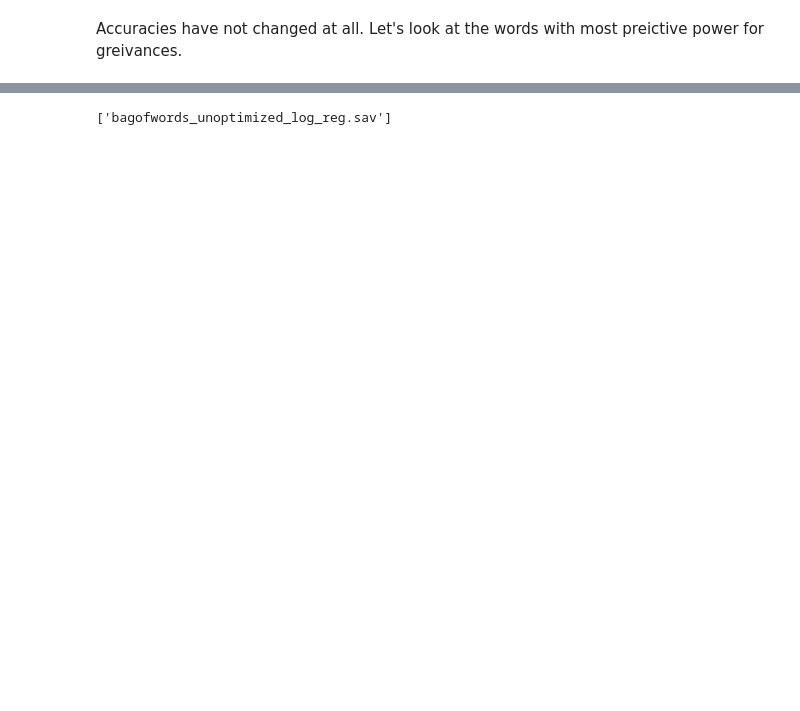
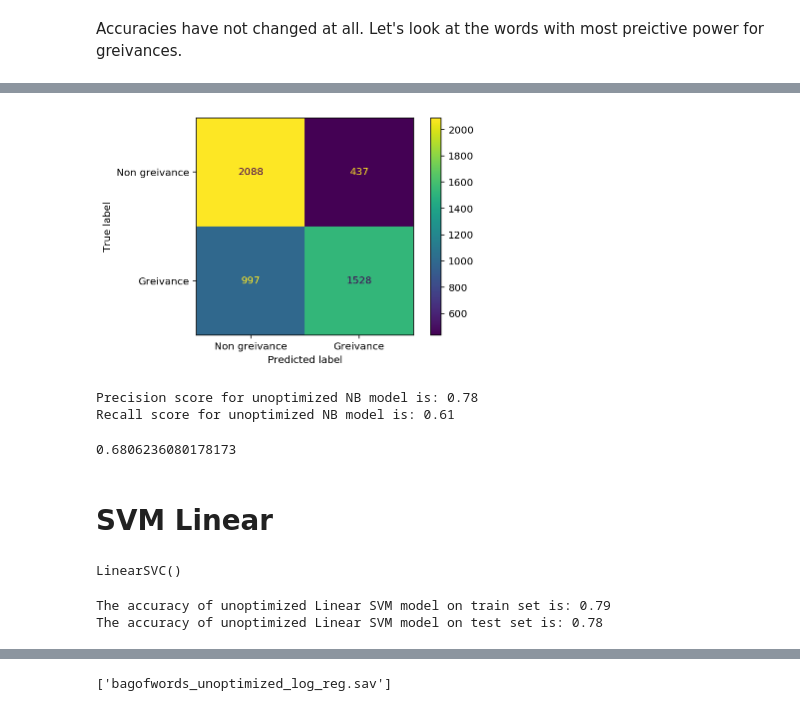
Before and after one commit to apandey86/capstone_community_problems, a Jupyter notebook: vectorization_fit_model.ipynb, the cells around one changed output, grey strips where cells are left out. Cells and saved outputs as stored; diff of their text form; code cells hidden in the pictures; blank space fills up the shorter version.

```diff
--- a/vectorization_fit_model.ipynb
+++ b/vectorization_fit_model.ipynb
@@ -461,0 +545,41 @@ Predictive words mnake a lot more sense now. However, there are still a few word
+# %%
+#Confusion matrix
+y_pred_NB = NB.predict(X_test_transformed_df)
+
+# Generate confusion matrix
+cf_matrix = confusion_matrix(y_test, y_pred_NB)
+cf_matrix
+
+# Plot
+ConfusionMatrixDisplay(cf_matrix, display_labels=['Non greivance','Greivance']).plot()
+plt.show()
+# %% [output]
+[figure, added]
+# %%
+#Precision and recall
+print(f"Precision score for unoptimized NB model is: {round(precision_score(y_test, y_pred_NB),2)}")
+print(f"Recall score for unoptimized NB model is: {round(recall_score(y_test, y_pred_NB),2)}")
+# %% [output]
+Precision score for unoptimized NB model is: 0.78
+Recall score for unoptimized NB model is: 0.61
+# %%
+#F1 score
+f1_score(y_test, y_pred_NB)
+# %% [output]
+0.6806236080178173
+# %% [markdown]
+# SVM Linear
+# %%
+#Instantiate
+SVM_linear = LinearSVC()
+#Fit
+SVM_linear.fit(X_train_transformed_df, y_train)
+# %% [output]
+LinearSVC()
+# %%
+#Verify accuracy
+print(f"The accuracy of unoptimized Linear SVM model on train set is: {round(SVM_linear.score(X_train_transformed_df,y_train),2)}")
+print(f"The accuracy of unoptimized Linear SVM model on test set is: {round(SVM_linear.score(X_test_transformed_df,y_test),2)}")
+# %% [output]
+The accuracy of unoptimized Linear SVM model on train set is: 0.79
+The accuracy of unoptimized Linear SVM model on test set is: 0.78
```
Also changed, not shown: parts of 55 cells of this notebook.
